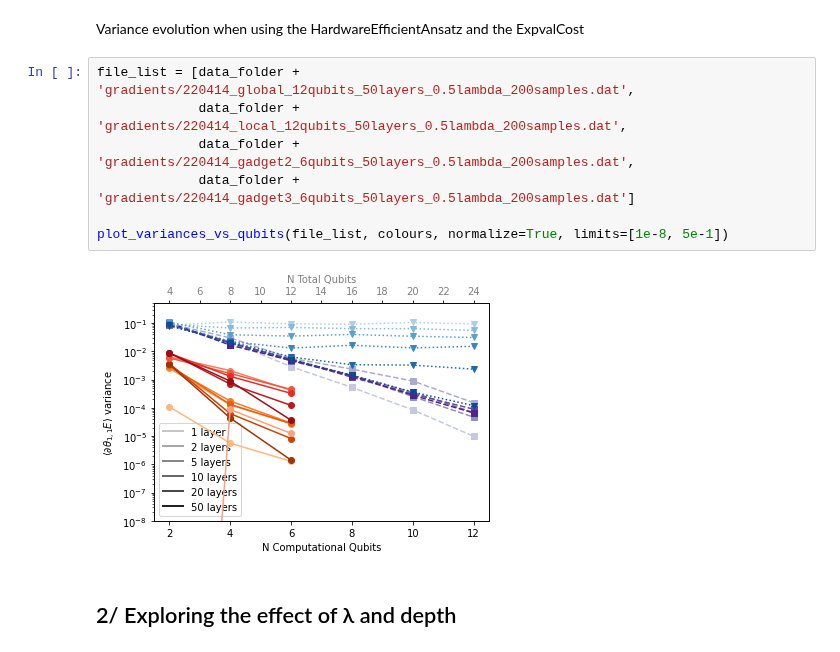
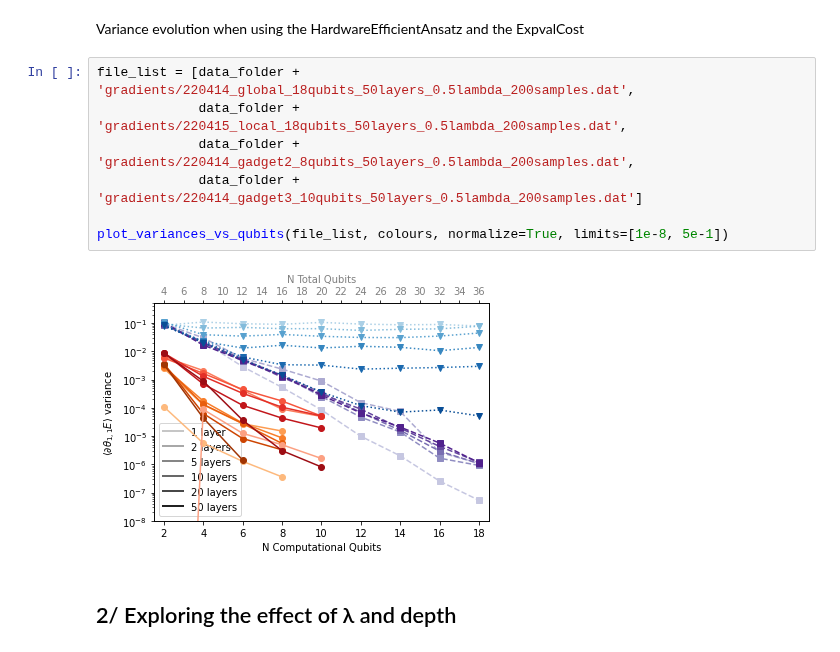
Before and after one commit to SimonCichy/barren-gadgets, a Jupyter notebook: plotting/relevant_results.ipynb, the cells around one changed output. Cells and saved outputs as stored; diff of their text form.

Commit message:
Larger gradient simulations
Added the results of the gradient simulations up to 18 qubits (local and global Hamiltonians) and 10 qubits (3-local gadget) of the new implementations (HardwareEfficientAnsatz + ExpvalCost)

```diff
--- a/plotting/relevant_results.ipynb
+++ b/plotting/relevant_results.ipynb
@@ -114,14 +114,14 @@ plot_variances_vs_qubits(file_list, colours, normalize=True, limits=[1e-8, 5e-1]
 # %% [markdown]
 Variance evolution when using the HardwareEfficientAnsatz and the ExpvalCost
 # %%
-file_list = [data_folder + 'gradients/220414_global_12qubits_50layers_0.5lambda_200samples.dat',
-             data_folder + 'gradients/220414_local_12qubits_50layers_0.5lambda_200samples.dat',
-             data_folder + 'gradients/220414_gadget2_6qubits_50layers_0.5lambda_200samples.dat',
-             data_folder + 'gradients/220414_gadget3_6qubits_50layers_0.5lambda_200samples.dat']
+file_list = [data_folder + 'gradients/220414_global_18qubits_50layers_0.5lambda_200samples.dat',
+             data_folder + 'gradients/220415_local_18qubits_50layers_0.5lambda_200samples.dat',
+             data_folder + 'gradients/220414_gadget2_8qubits_50layers_0.5lambda_200samples.dat',
+             data_folder + 'gradients/220414_gadget3_10qubits_50layers_0.5lambda_200samples.dat']
 
 plot_variances_vs_qubits(file_list, colours, normalize=True, limits=[1e-8, 5e-1])
 # %% [output]
-[figure, old version]
+[figure, new version]
 # %% [markdown]
 2/ Exploring the effect of λ and depth
 -------------
```
